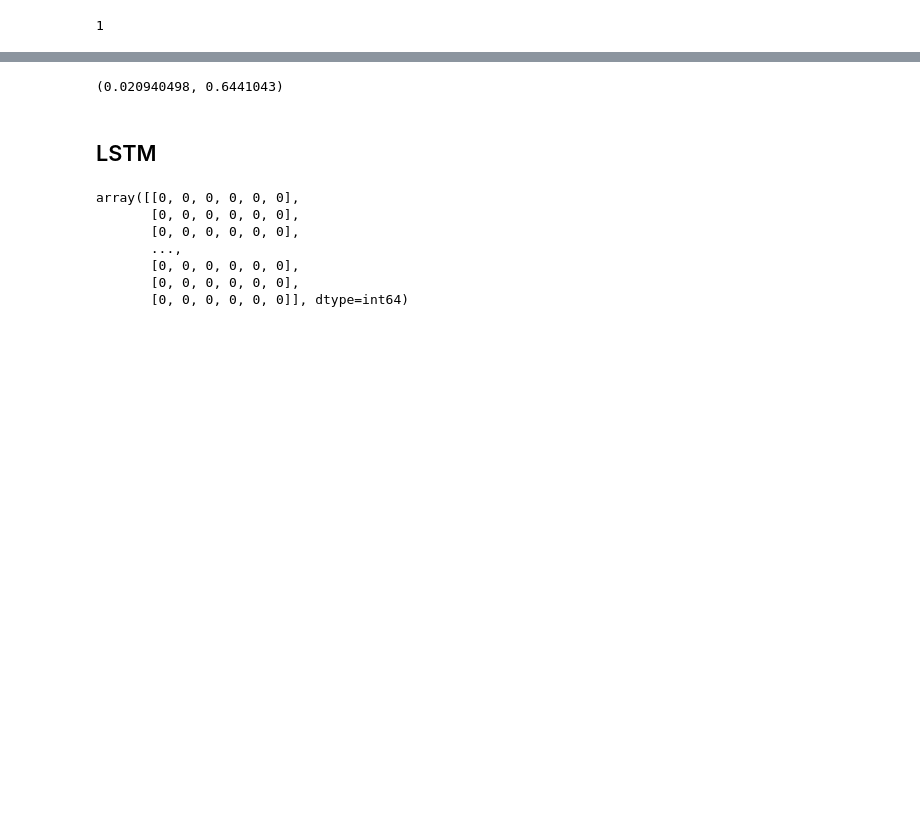
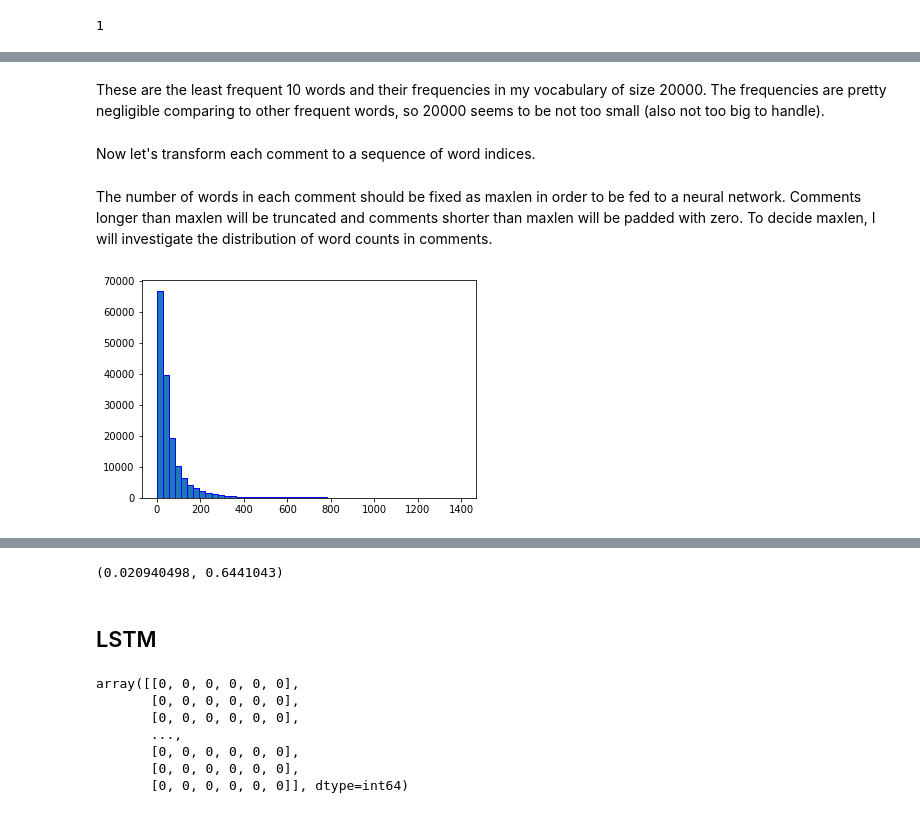
Before and after one commit to math470/Toxic-Comment-Classification, a Jupyter notebook: Toxic Comment Classification Part2 GloVe Embedding + LSTM.ipynb, the cells around one changed output, grey strips where cells are left out. Cells and saved outputs as stored; diff of their text form; code cells hidden in the pictures; blank space fills up the shorter version.

```diff
--- a/Toxic Comment Classification Part2 GloVe Embedding + LSTM.ipynb
+++ b/Toxic Comment Classification Part2 GloVe Embedding + LSTM.ipynb
@@ -87,0 +90,2 @@ list(word_to_count.items())[:10]
+# %% [markdown]
+These are the least frequent 10 words and their frequencies in my vocabulary of size 20000. The frequencies are pretty negligible comparing to other frequent words, so 20000 seems to be not too small (also not too big to handle).
@@ -88 +94,3 @@ list(word_to_count.items())[:10]
+# %% [markdown]
+Now let's transform each comment to a sequence of word indices.
 # %%
@@ -90,2 +98,11 @@ list(word_to_count.items())[:10]
 train_comment_seq = tokenizer.texts_to_sequences(train_comment_array)
 test_comment_seq = tokenizer.texts_to_sequences(test_comment_array)
+# %% [markdown]
+The number of words in each comment should be fixed as maxlen in order to be fed to a neural network. Comments longer than maxlen will be truncated and comments shorter than maxlen will be padded with zero. To decide maxlen, I will investigate the distribution of word counts in comments.
+# %%
+lengths = np.vectorize(len)
+num_words = lengths(train_comment_seq)
+plt.hist(num_words, bins=50, edgecolor='b')
+plt.show()
+# %% [output]
+[figure, added]
```
Also changed, not shown: parts of 47 cells of this notebook.
